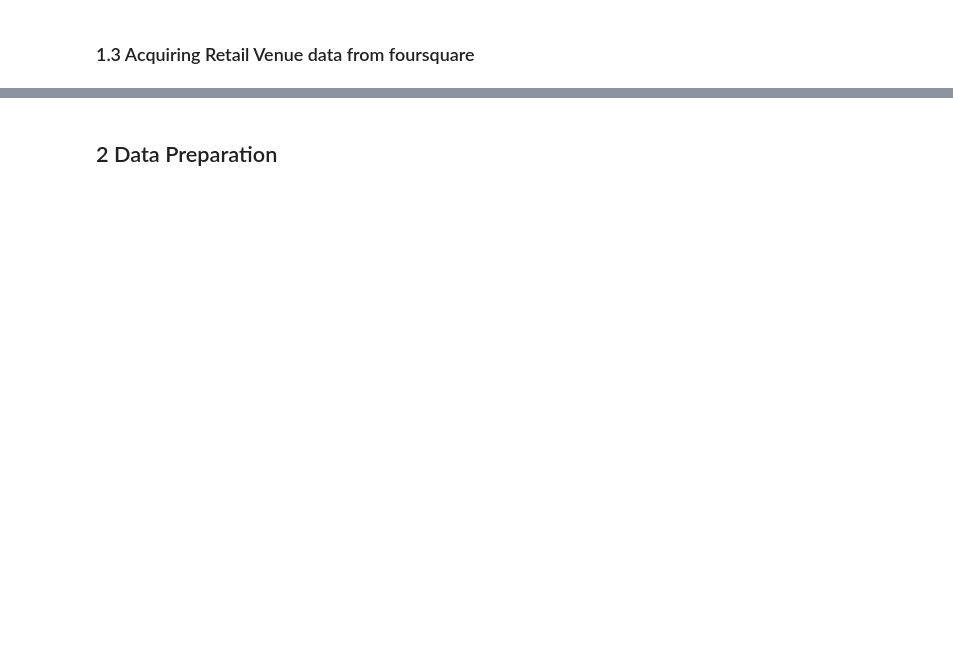
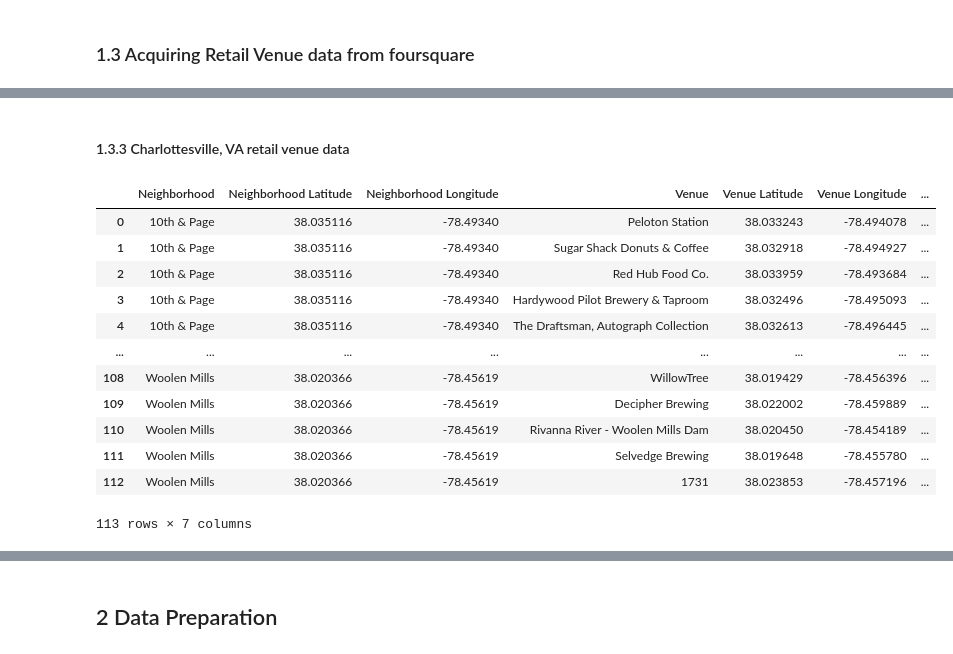
Before and after one commit to mphill82/Coursera_Capstone, a Jupyter notebook: Retail_Inference_notebook.ipynb, the cells around one changed output, grey strips where cells are left out. Cells and saved outputs as stored; diff of their text form; code cells hidden in the pictures; blank space fills up the shorter version.

```diff
--- a/Retail_Inference_notebook.ipynb
+++ b/Retail_Inference_notebook.ipynb
@@ -433,3 +469,20 @@ cnc_venues_df
+# %% [markdown]
+#### 1.3.3 Charlottesville, VA retail venue data
 # %%
 cva_venues_df=getNearbyVenues(cva_neigh_df,radius=400)
+cva_venues_df.to_csv('cva_venues_df.csv',index=False)
 cva_venues_df
+# %% [output]
+|  | Neighborhood | Neighborhood Latitude | Neighborhood Longitude | Venue | Venue Latitude | Venue Longitude | ... |
+| 0 | 10th & Page | 38.035116 | -78.49340 | Peloton Station | 38.033243 | -78.494078 | ... |
+| 1 | 10th & Page | 38.035116 | -78.49340 | Sugar Shack Donuts & Coffee | 38.032918 | -78.494927 | ... |
+| 2 | 10th & Page | 38.035116 | -78.49340 | Red Hub Food Co. | 38.033959 | -78.493684 | ... |
+| 3 | 10th & Page | 38.035116 | -78.49340 | Hardywood Pilot Brewery & Taproom | 38.032496 | -78.495093 | ... |
+| 4 | 10th & Page | 38.035116 | -78.49340 | The Draftsman, Autograph Collection | 38.032613 | -78.496445 | ... |
+| ... | ... | ... | ... | ... | ... | ... | ... |
+| 108 | Woolen Mills | 38.020366 | -78.45619 | WillowTree | 38.019429 | -78.456396 | ... |
+| 109 | Woolen Mills | 38.020366 | -78.45619 | Decipher Brewing | 38.022002 | -78.459889 | ... |
+| 110 | Woolen Mills | 38.020366 | -78.45619 | Rivanna River - Woolen Mills Dam | 38.020450 | -78.454189 | ... |
+| 111 | Woolen Mills | 38.020366 | -78.45619 | Selvedge Brewing | 38.019648 | -78.455780 | ... |
+| 112 | Woolen Mills | 38.020366 | -78.45619 | 1731 | 38.023853 | -78.457196 | ... |
+113 rows × 7 columns
```
Also changed, not shown: parts of 24 cells of this notebook, 9 other files.
